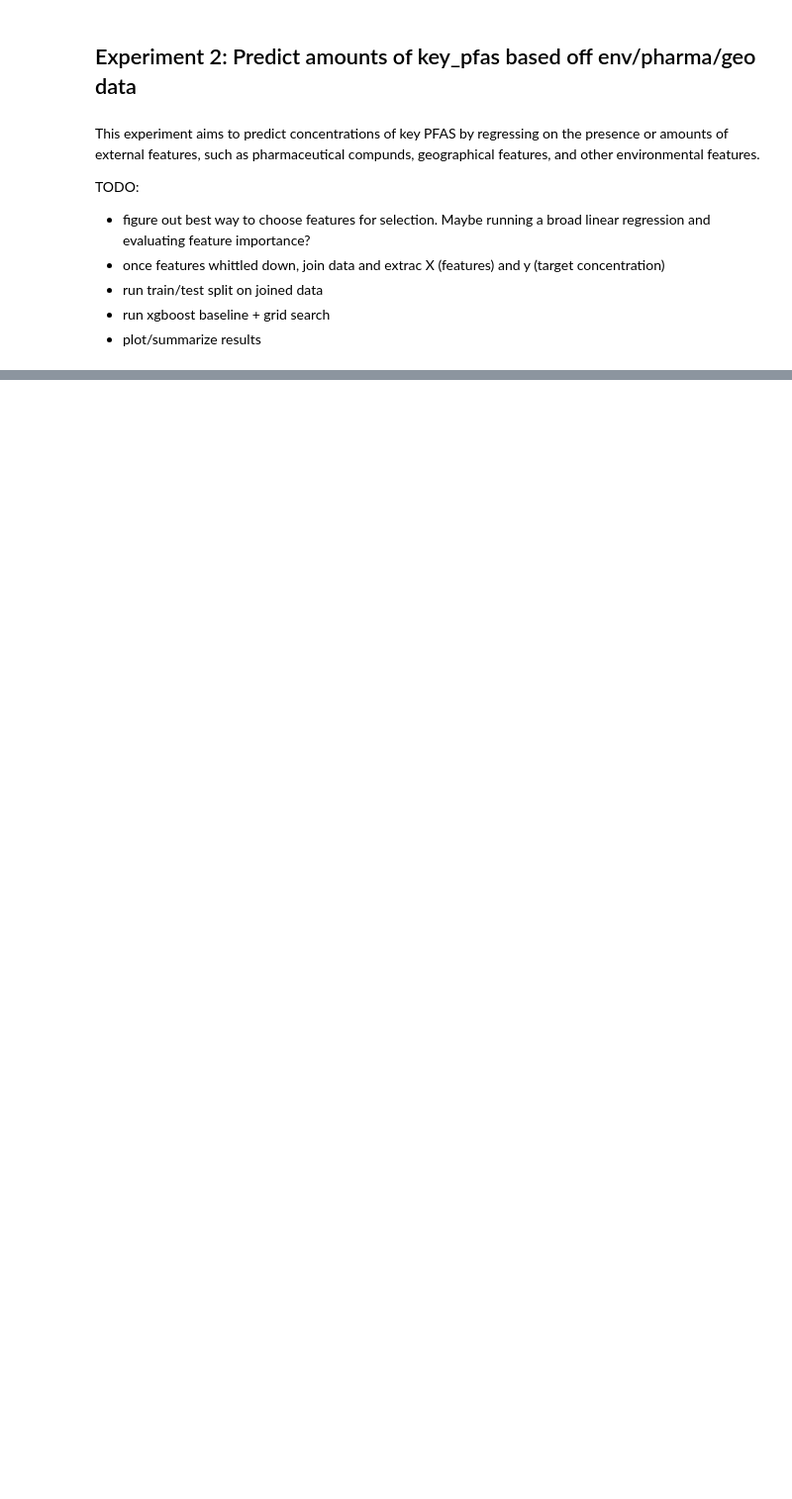
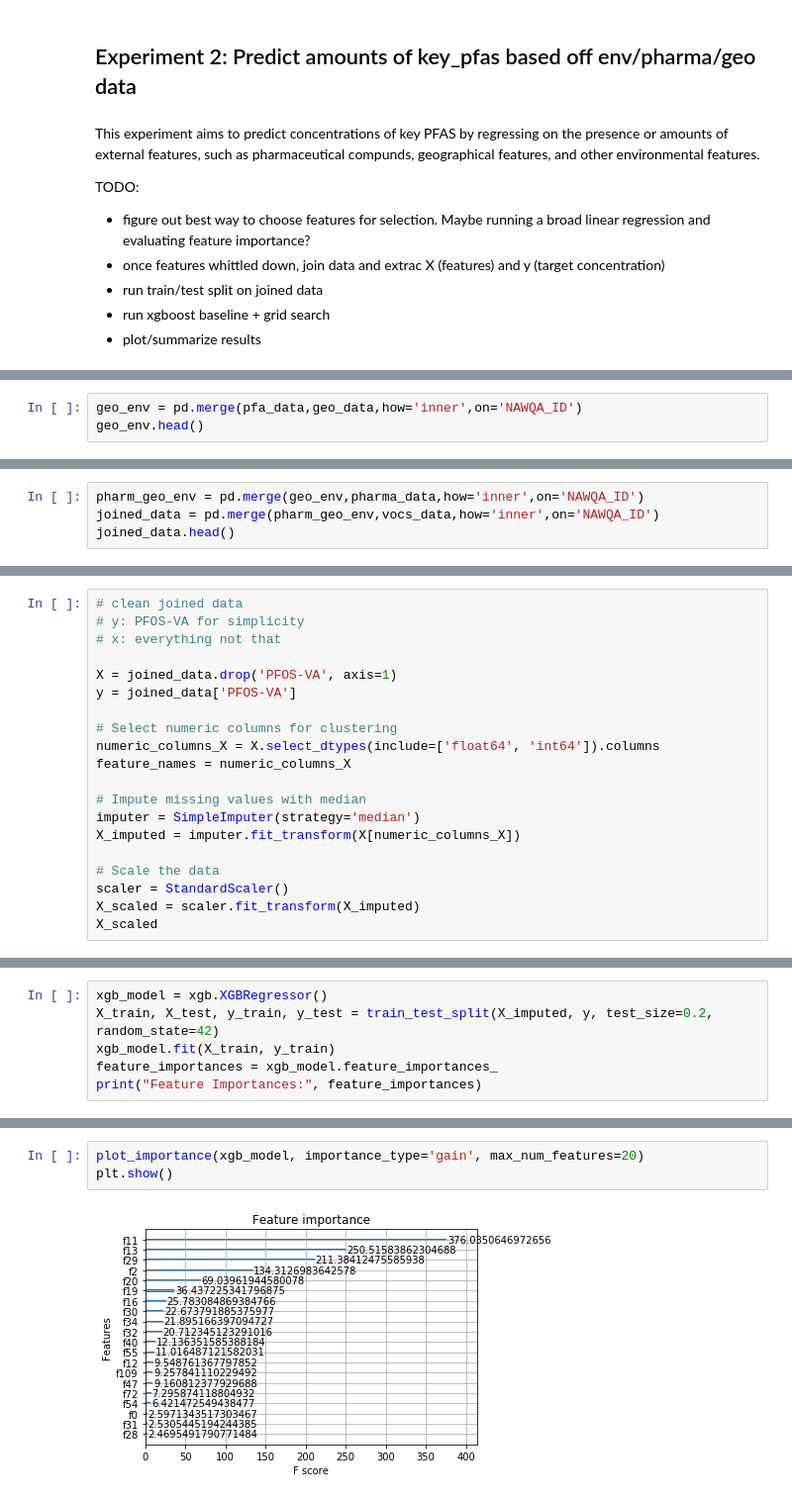
Before and after one commit to jenellemillison/theory_of_ml_for_pfas, a Jupyter notebook: am-boosted-trees.ipynb, the cells around one changed output, grey strips where cells are left out. Shown at 99% size. Drawn from its saved outputs; the diff is of its cells as text; blank space fills up the shorter version.

Commit message:
Boosted trees analysis + Experiment 2 setup
file needs cleaning

```diff
--- a/am-boosted-trees.ipynb
+++ b/am-boosted-trees.ipynb
@@ -213,0 +290,3 @@ TODO:
+# %%
+geo_env = pd.merge(pfa_data,geo_data,how='inner',on='NAWQA_ID')
+geo_env.head()
@@ -213,0 +301,4 @@ TODO:
+# %%
+pharm_geo_env = pd.merge(geo_env,pharma_data,how='inner',on='NAWQA_ID')
+joined_data = pd.merge(pharm_geo_env,vocs_data,how='inner',on='NAWQA_ID')
+joined_data.head()
@@ -213,0 +313,20 @@ TODO:
+# %%
+# clean joined data
+# y: PFOS-VA for simplicity
+# x: everything not that
+
+X = joined_data.drop('PFOS-VA', axis=1)
+y = joined_data['PFOS-VA']
+
+# Select numeric columns for clustering
+numeric_columns_X = X.select_dtypes(include=['float64', 'int64']).columns
+feature_names = numeric_columns_X
+
+# Impute missing values with median
+imputer = SimpleImputer(strategy='median')
+X_imputed = imputer.fit_transform(X[numeric_columns_X])
+
+# Scale the data
+scaler = StandardScaler()
+X_scaled = scaler.fit_transform(X_imputed)
+X_scaled
@@ -213,0 +380,6 @@ TODO:
+# %%
+xgb_model = xgb.XGBRegressor()
+X_train, X_test, y_train, y_test = train_test_split(X_imputed, y, test_size=0.2, random_state=42)
+xgb_model.fit(X_train, y_train)
+feature_importances = xgb_model.feature_importances_
+print("Feature Importances:", feature_importances)
@@ -213,0 +404,5 @@ TODO:
+# %%
+plot_importance(xgb_model, importance_type='gain', max_num_features=20)
+plt.show()
+# %% [output]
+[figure, added]
```
Also changed, not shown: parts of 31 cells of this notebook.
